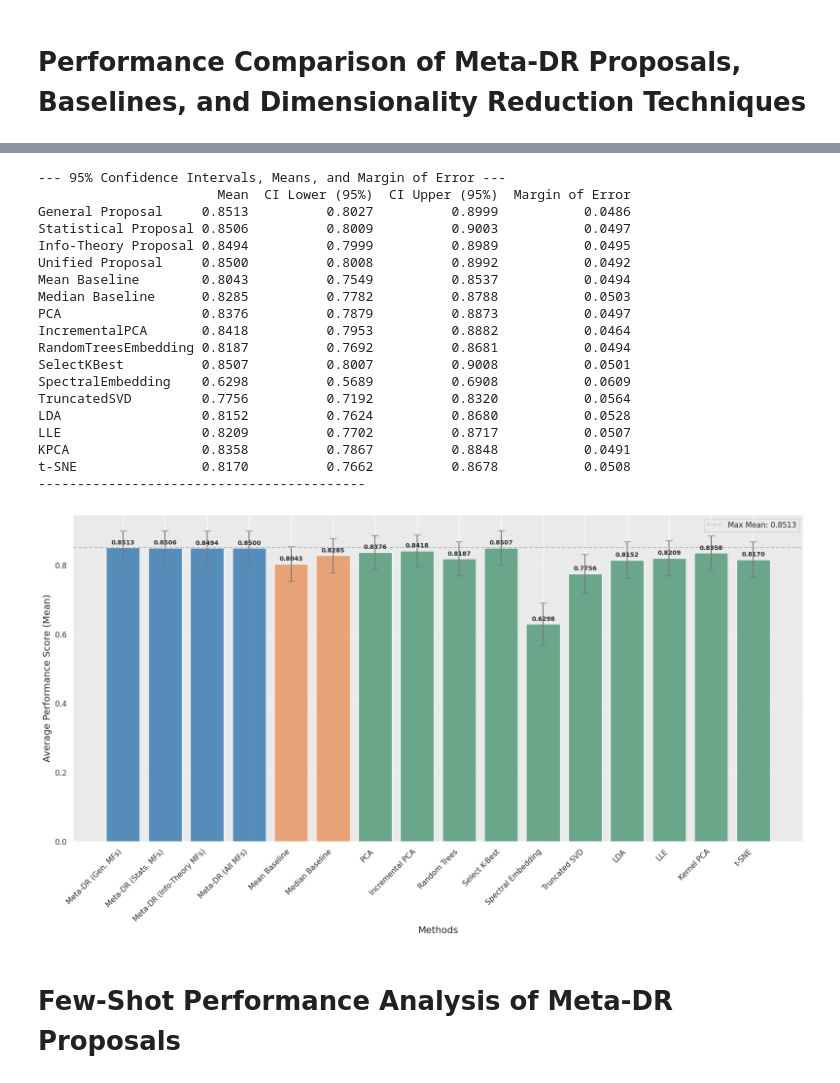
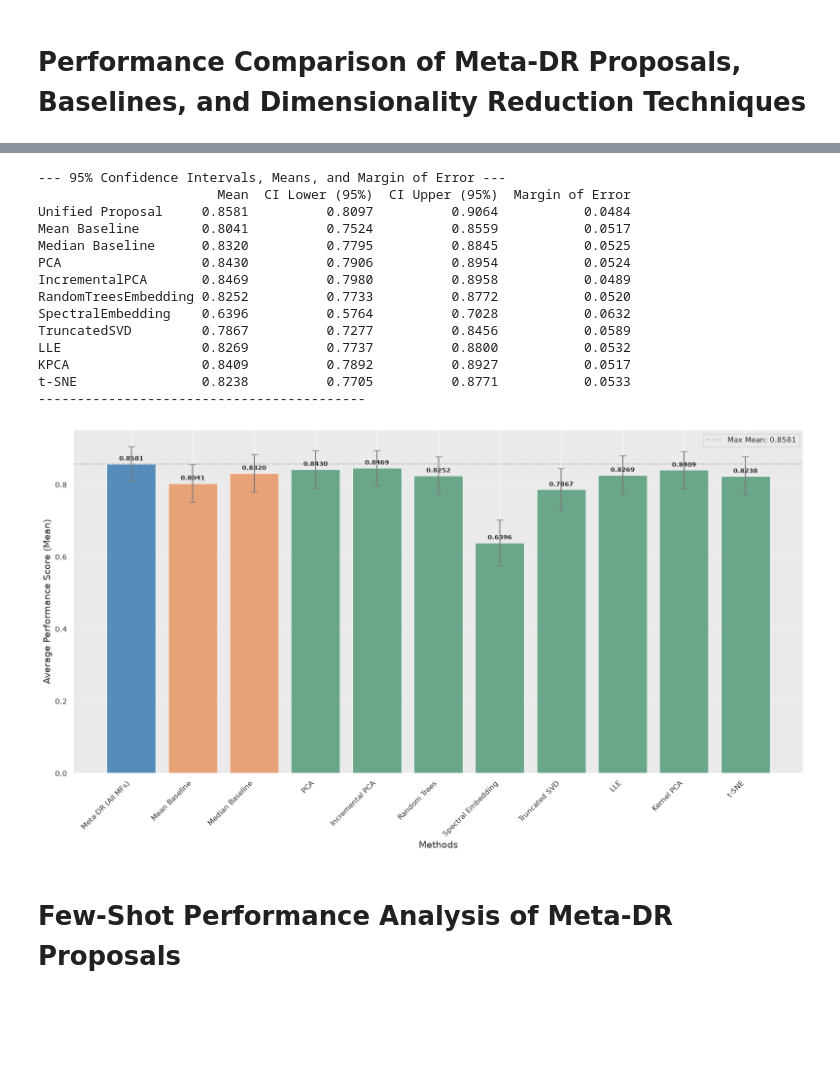
Before and after one commit to silvadaniell/meta-dr, a Jupyter notebook: Meta_DR.ipynb, the cells around one changed output, grey strips where cells are left out. Saved outputs shown, nothing was run; the diff lists cells and outputs as text; code cells hidden in the pictures; blank space fills up the shorter version.

```diff
--- a/Meta_DR.ipynb
+++ b/Meta_DR.ipynb
@@ -2007,0 +1812,20 @@ df_ranking_algorithms.head(10)
+# %%
+df_DR_technique_result = pd.read_csv('data/dimensionality_reduction/merged/mergedatsetwithreduction.csv')
+
+# Guarda os nomes ANTES de dropar
+dataset_names = df_DR_technique_result["Name"].copy()
+
+# Dropa só para o ranking
+df_DR_technique_result_sem_name = df_DR_technique_result.drop(columns=['Name'])
+
+# Ranking
+df_ranking_algorithms = df_DR_technique_result_sem_name.rank(
+    axis=1,
+    method='average',
+    ascending=False
+)
+
+# Recoloca o Name no ranking para poder fazer merge seguro depois
+df_ranking_algorithms.insert(0, "Name", dataset_names)
+
+df_ranking_algorithms.head(10)
@@ -3924,10 +2980,10 @@ plt.show()
 # %%
 # Select methods to compare
 columns_to_plot = [
-    'General Proposal', 'Statistical Proposal', 'Info-Theory Proposal', 'Unified Proposal',
+    'Unified Proposal',
     'Mean Baseline', 'Median Baseline',
-    'PCA', 'IncrementalPCA', 'RandomTreesEmbedding', 'SelectKBest',
-    'SpectralEmbedding', 'TruncatedSVD', 'LDA', 'LLE', 'KPCA', 't-SNE'
+    'PCA', 'IncrementalPCA', 'RandomTreesEmbedding',
+    'SpectralEmbedding', 'TruncatedSVD', 'LLE', 'KPCA', 't-SNE'
 ]
 
 df_to_plot = final_results_table[columns_to_plot].copy()
@@ -3970,28 +3026,22 @@ print("------------------------------------------\n")
 
 # Custom colors
 custom_colors = [
-    'steelblue', 'steelblue', 'steelblue', 'steelblue',   # Meta-DR proposals
+    'steelblue',   # Meta-DR proposals
     '#E79B6C', '#E79B6C',                                 # Baselines
     '#5C9F7F', '#5C9F7F', '#5C9F7F', '#5C9F7F',
     '#5C9F7F', '#5C9F7F', '#5C9F7F', '#5C9F7F',
-    '#5C9F7F', '#5C9F7F'                                  # Individual DR methods
 ]
 
 # Rename labels for plotting
 rename_labels = {
-    'General Proposal': 'Meta-DR (Gen. MFs)',
-    'Statistical Proposal': 'Meta-DR (Stats. MFs)',
-    'Info-Theory Proposal': 'Meta-DR (Info-Theory MFs)',
     'Unified Proposal': 'Meta-DR (All MFs)',
     'Mean Baseline': 'Mean Baseline',
     'Median Baseline': 'Median Baseline',
     'PCA': 'PCA',
     'IncrementalPCA': 'Incremental PCA',
     'RandomTreesEmbedding': 'Random Trees',
-    'SelectKBest': 'Select K-Best',
     'SpectralEmbedding': 'Spectral Embedding',
     'TruncatedSVD': 'Truncated SVD',
-    'LDA': 'LDA',
     'LLE': 'LLE',
     'KPCA': 'Kernel PCA',
     't-SNE': 't-SNE'
@@ -4025,50 +3075,45 @@ plt.axhline(
 # Add values above bars
 for bar in bars:
     height = bar.get_height()
     plt.text(
         bar.get_x() + bar.get_width() / 2,
         height + 0.005,
         f"{height:.4f}",
         ha='center',
         va='bottom',
         fontsize=9,
         fontweight='bold'
     )
 
 plt.xticks(
     ticks=np.arange(len(means.index)),
     labels=[rename_labels.get(label, label) for label in means.index],
     rotation=45,
     ha="right"
 )
 
 plt.ylabel('Average Performance Score (Mean)', fontsize=14)
 plt.xlabel('Methods', fontsize=14)
 plt.legend(loc='upper right')
 plt.grid(axis='y', linestyle='--', alpha=0.7)
 plt.tight_layout()
 plt.show()
 # %% [output]
 --- 95% Confidence Intervals, Means, and Margin of Error ---
                        Mean  CI Lower (95%)  CI Upper (95%)  Margin of Error
-General Proposal     0.8513          0.8027          0.8999           0.0486
-Statistical Proposal 0.8506          0.8009          0.9003           0.0497
-Info-Theory Proposal 0.8494          0.7999          0.8989           0.0495
-Unified Proposal     0.8500          0.8008          0.8992           0.0492
-Mean Baseline        0.8043          0.7549          0.8537           0.0494
-Median Baseline      0.8285          0.7782          0.8788           0.0503
-PCA                  0.8376          0.7879          0.8873           0.0497
-IncrementalPCA       0.8418          0.7953          0.8882           0.0464
-RandomTreesEmbedding 0.8187          0.7692          0.8681           0.0494
-SelectKBest          0.8507          0.8007          0.9008           0.0501
-SpectralEmbedding    0.6298          0.5689          0.6908           0.0609
-TruncatedSVD         0.7756          0.7192          0.8320           0.0564
-LDA                  0.8152          0.7624          0.8680           0.0528
-LLE                  0.8209          0.7702          0.8717           0.0507
-KPCA                 0.8358          0.7867          0.8848           0.0491
-t-SNE                0.8170          0.7662          0.8678           0.0508
+Unified Proposal     0.8581          0.8097          0.9064           0.0484
+Mean Baseline        0.8041          0.7524          0.8559           0.0517
+Median Baseline      0.8320          0.7795          0.8845           0.0525
+PCA                  0.8430          0.7906          0.8954           0.0524
+IncrementalPCA       0.8469          0.7980          0.8958           0.0489
+RandomTreesEmbedding 0.8252          0.7733          0.8772           0.0520
+SpectralEmbedding    0.6396          0.5764          0.7028           0.0632
+TruncatedSVD         0.7867          0.7277          0.8456           0.0589
+LLE                  0.8269          0.7737          0.8800           0.0532
+KPCA                 0.8409          0.7892          0.8927           0.0517
+t-SNE                0.8238          0.7705          0.8771           0.0533
 ------------------------------------------
-[figure, old version]
+[figure, new version]
 # %% [markdown]
 # Few-Shot Performance Analysis of Meta-DR Proposals
 # %%
```
Also changed, not shown: parts of 71 cells of this notebook, 7 other files.
